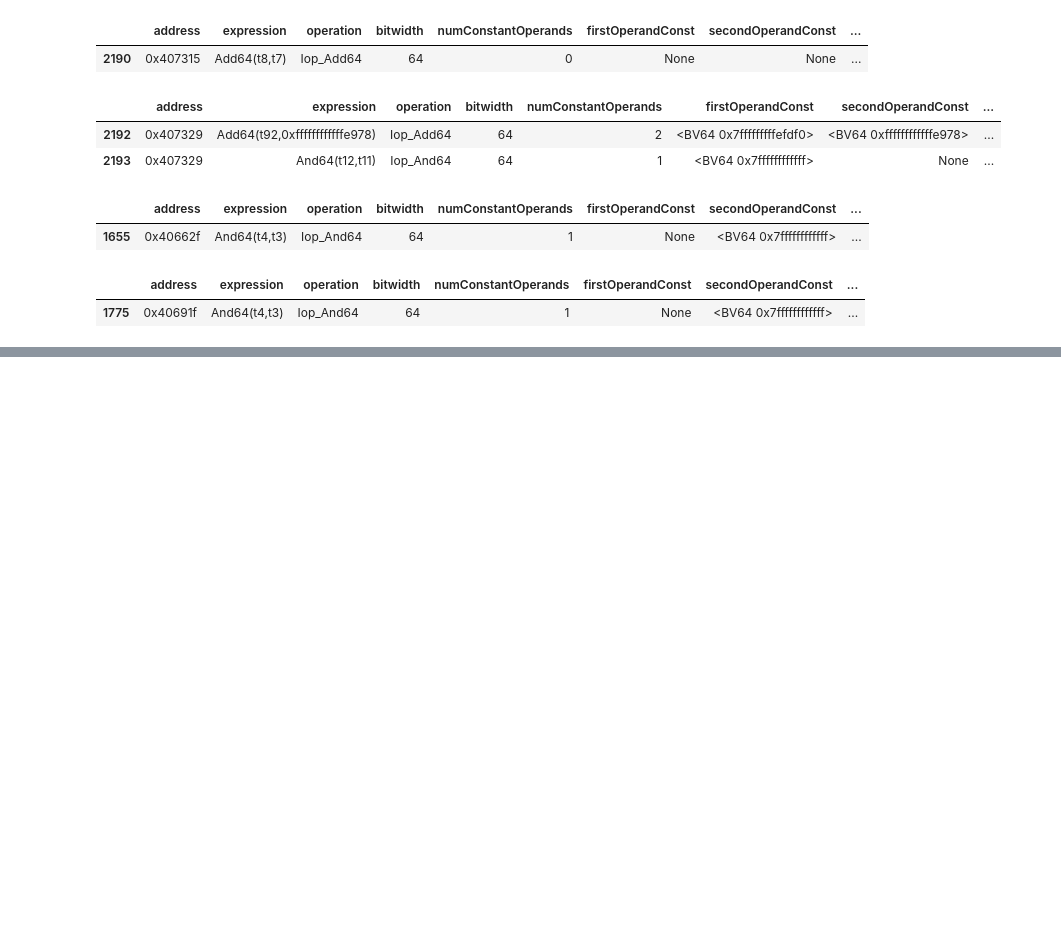
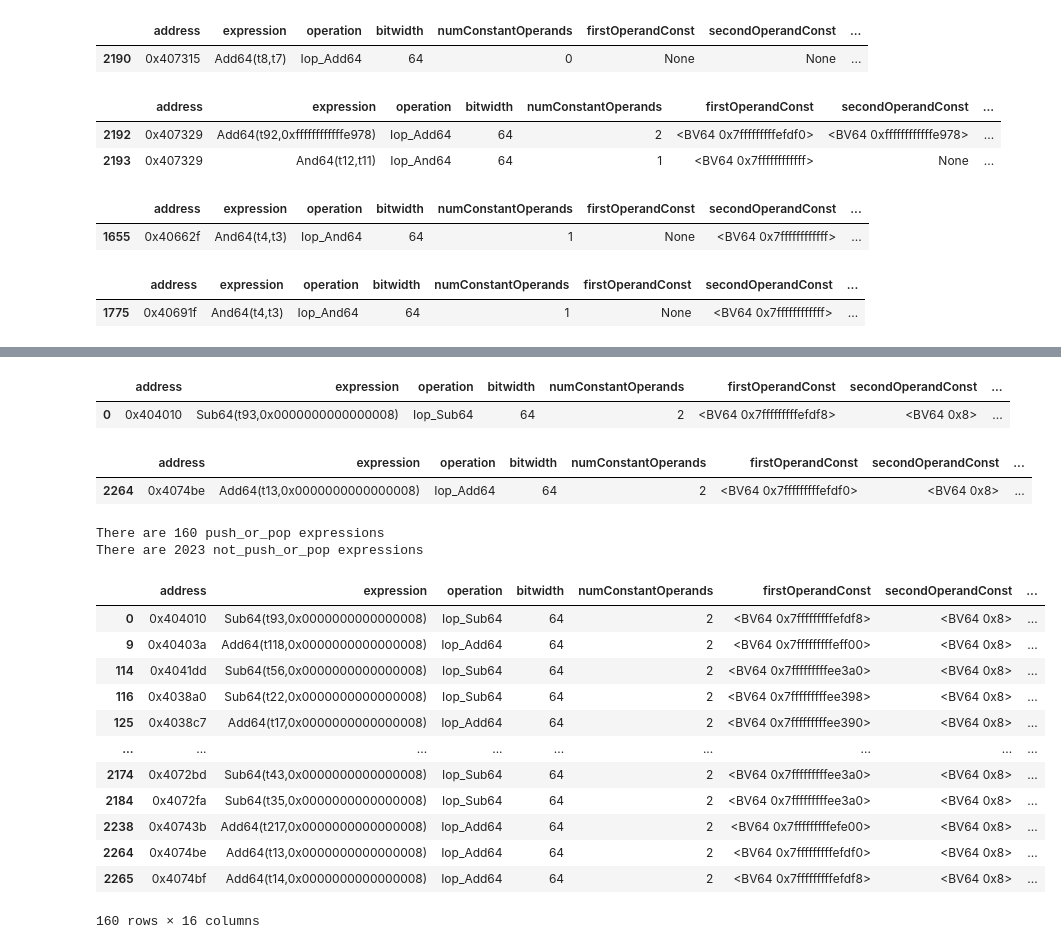
Before and after one commit to counter-optimization/checker, a Jupyter notebook: explore-comp-simp.ipynb, the cells around one changed output, grey strips where cells are left out. Drawn from its saved outputs; the diff is of its cells as text; code cells hidden in the pictures; blank space fills up the shorter version.

```diff
--- a/explore-comp-simp.ipynb
+++ b/explore-comp-simp.ipynb
@@ -249,0 +282,14 @@ simplifiable[simplifiable["address"].str.contains("691f")]
+# %%
+# 0x404010
+# push	rbp
+get_row_for_addr("0x404010")
+# %% [output]
+|  | address | expression | operation | bitwidth | numConstantOperands | firstOperandConst | secondOperandConst | ... |
+| 0 | 0x404010 | Sub64(t93,0x0000000000000008) | Iop_Sub64 | 64 | 2 | <BV64 0x7fffffffffefdf8> | <BV64 0x8> | ... |
+# %%
+# 0x4074be
+# 74be: 5d  pop	rbp
+get_row_for_addr("0x4074be")
+# %% [output]
+|  | address | expression | operation | bitwidth | numConstantOperands | firstOperandConst | secondOperandConst | ... |
+| 2264 | 0x4074be | Add64(t13,0x0000000000000008) | Iop_Add64 | 64 | 2 | <BV64 0x7fffffffffefdf0> | <BV64 0x8> | ... |
@@ -249,0 +298,52 @@ simplifiable[simplifiable["address"].str.contains("691f")]
+# %%
+"""
+Get all records that look like push or pop a quadword:
+Add64(..., 0x0000000000000008)
+Sub64(..., 0x0000000000000008)
+"""
+push_or_pop_data = not_simplifiable[
+    ((not_simplifiable["expression"].str.contains("Sub64") |
+        not_simplifiable["expression"].str.contains("Add64"))
+      &
+      (not_simplifiable["expression"].str.contains("0x0000000000000008")))
+]
+
+def remove_rows(orig, exclude):
+    new = pandas.merge(
+      orig, exclude,
+      on=["address", "expression"],
+      how="outer",
+      indicator=True
+    )
+
+    new = new.loc[
+        new["_merge"] == "left_only"
+    ].drop("_merge", axis=1)
+
+    return new
+
+not_push_or_pop_data = remove_rows(not_simplifiable, push_or_pop_data)
+
+num_push_or_pop_data, _ = push_or_pop_data.shape
+num_not_push_or_pop_data, _ = not_push_or_pop_data.shape
+print("There are %s push_or_pop expressions" % num_push_or_pop_data)
+print("There are %s not_push_or_pop expressions" % num_not_push_or_pop_data)
+assert(num_not_push_or_pop_data + num_push_or_pop_data == num_not_simplifiable)
+
+push_or_pop_data
+# %% [output]
+There are 160 push_or_pop expressions
+There are 2023 not_push_or_pop expressions
+|  | address | expression | operation | bitwidth | numConstantOperands | firstOperandConst | secondOperandConst | ... |
+| 0 | 0x404010 | Sub64(t93,0x0000000000000008) | Iop_Sub64 | 64 | 2 | <BV64 0x7fffffffffefdf8> | <BV64 0x8> | ... |
+| 9 | 0x40403a | Add64(t118,0x0000000000000008) | Iop_Add64 | 64 | 2 | <BV64 0x7fffffffffeff00> | <BV64 0x8> | ... |
+| 114 | 0x4041dd | Sub64(t56,0x0000000000000008) | Iop_Sub64 | 64 | 2 | <BV64 0x7fffffffffee3a0> | <BV64 0x8> | ... |
+| 116 | 0x4038a0 | Sub64(t22,0x0000000000000008) | Iop_Sub64 | 64 | 2 | <BV64 0x7fffffffffee398> | <BV64 0x8> | ... |
+| 125 | 0x4038c7 | Add64(t17,0x0000000000000008) | Iop_Add64 | 64 | 2 | <BV64 0x7fffffffffee390> | <BV64 0x8> | ... |
+| ... | ... | ... | ... | ... | ... | ... | ... | ... |
+| 2174 | 0x4072bd | Sub64(t43,0x0000000000000008) | Iop_Sub64 | 64 | 2 | <BV64 0x7fffffffffee3a0> | <BV64 0x8> | ... |
+| 2184 | 0x4072fa | Sub64(t35,0x0000000000000008) | Iop_Sub64 | 64 | 2 | <BV64 0x7fffffffffee3a0> | <BV64 0x8> | ... |
+| 2238 | 0x40743b | Add64(t217,0x0000000000000008) | Iop_Add64 | 64 | 2 | <BV64 0x7fffffffffefe00> | <BV64 0x8> | ... |
+| 2264 | 0x4074be | Add64(t13,0x0000000000000008) | Iop_Add64 | 64 | 2 | <BV64 0x7fffffffffefdf0> | <BV64 0x8> | ... |
+| 2265 | 0x4074bf | Add64(t14,0x0000000000000008) | Iop_Add64 | 64 | 2 | <BV64 0x7fffffffffefdf8> | <BV64 0x8> | ... |
+160 rows × 16 columns
```
Also changed, not shown: parts of 13 cells of this notebook, 3 other files.
